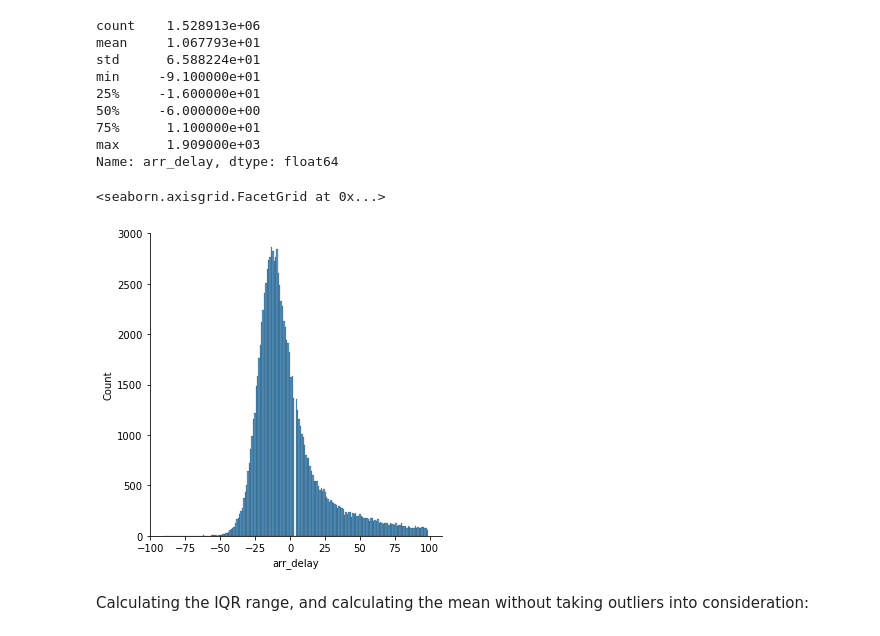
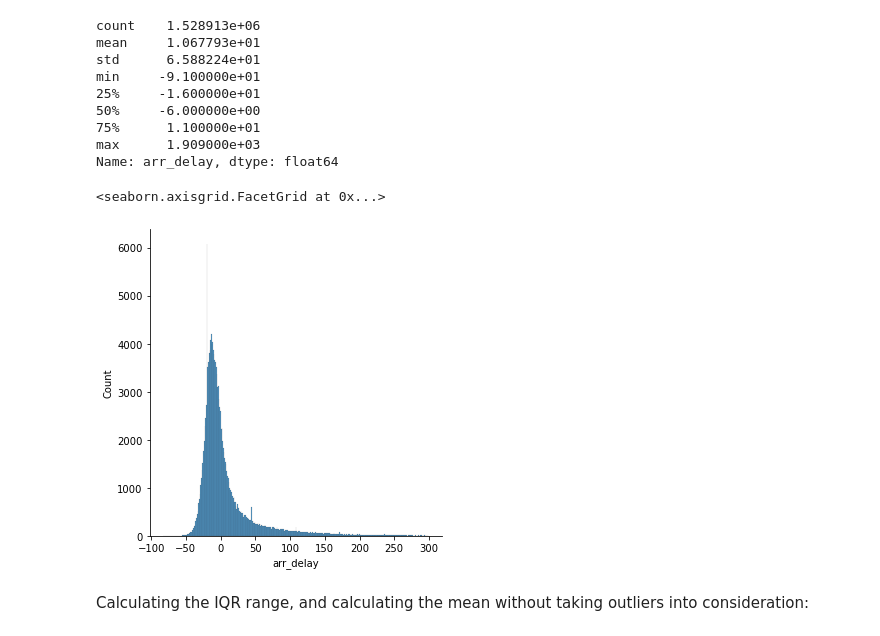
Before and after one commit to Christiantruchsess/Predicting_Flight_Delays, a Jupyter notebook: Christian_Exploration_Notebook.ipynb, the cells around one changed output. Cells and saved outputs as stored; diff of their text form; code cells hidden in the pictures.

```diff
--- a/Christian_Exploration_Notebook.ipynb
+++ b/Christian_Exploration_Notebook.ipynb
@@ -225,10 +225,10 @@ min     -9.100000e+01
 max      1.909000e+03
 Name: arr_delay, dtype: float64
 # %%
-sns.displot(flights_data[flights_data['arr_delay'] < 100]['arr_delay'].sample(n=100000))
+sns.displot(flights_data[flights_data['arr_delay'] < 300]['arr_delay'].sample(n=150000))
 # %% [output]
 <seaborn.axisgrid.FacetGrid at 0x...>
-[figure, old version]
+[figure, new version]
 # %% [markdown]
 Calculating the IQR range, and calculating the mean without taking outliers into consideration:
 # %% [markdown]
```
Also changed, not shown: 1 other file.
